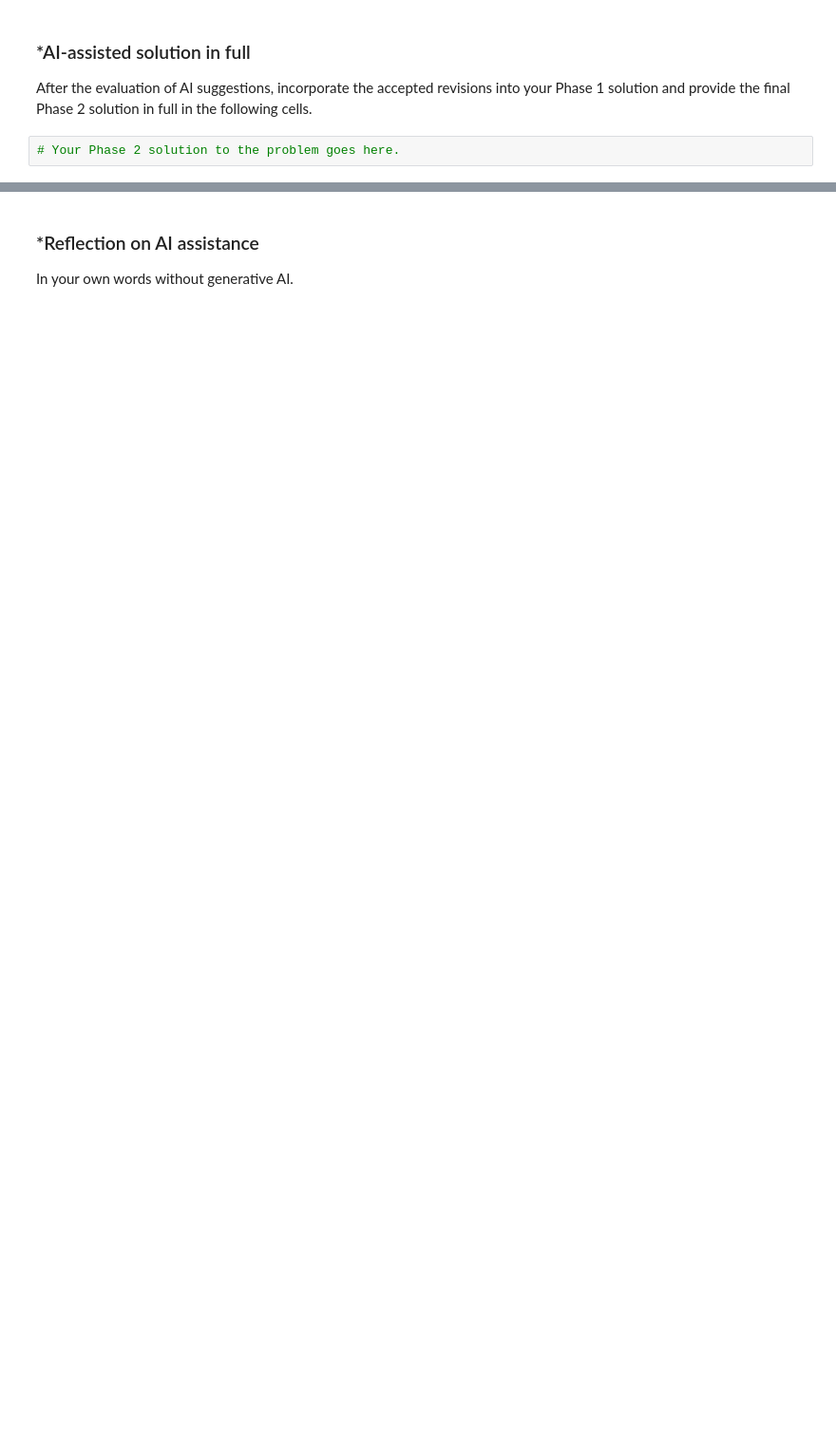
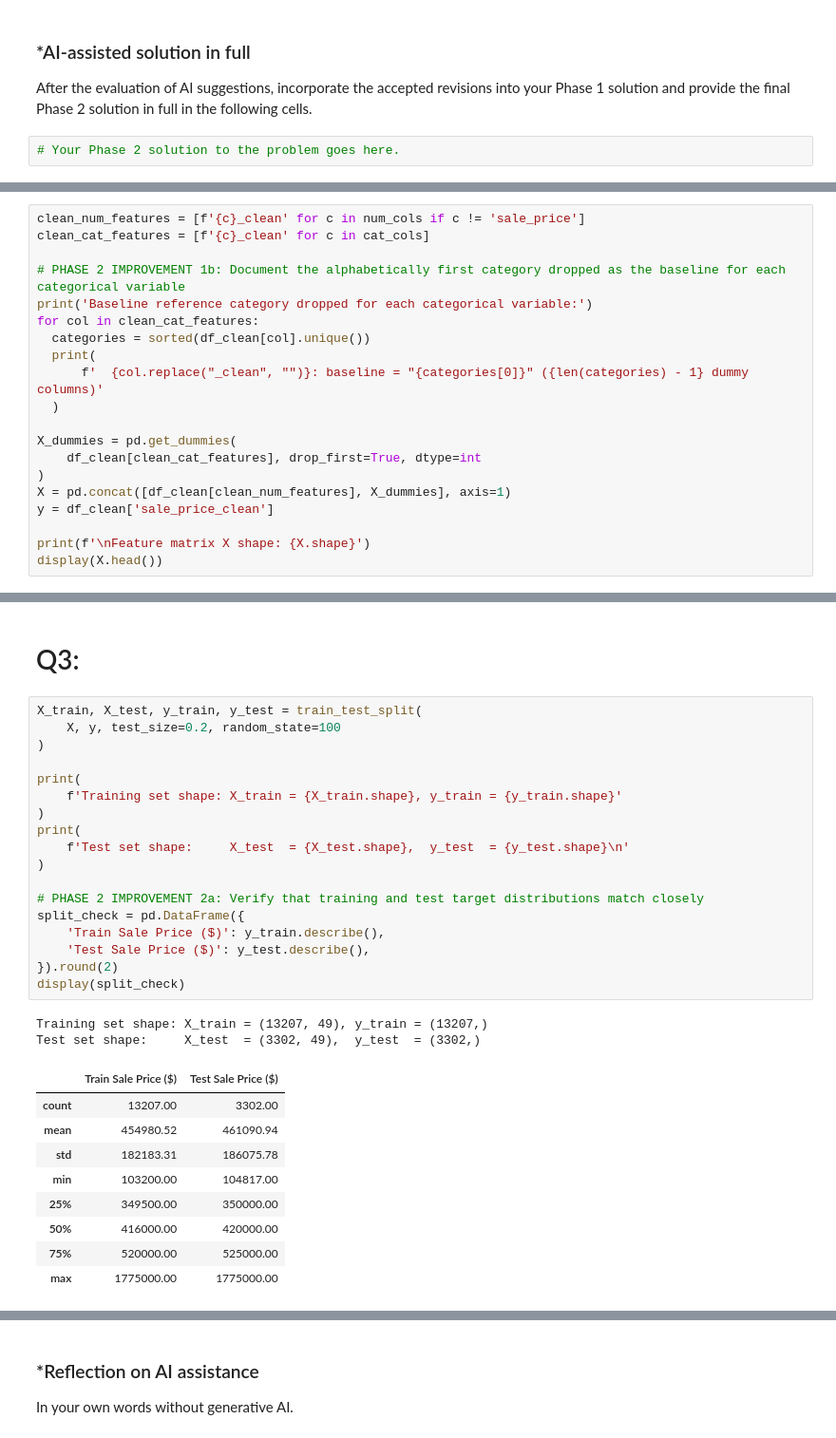
Before and after one commit to eloisemcdonough-tech/L02-hedonic-pricing, a Jupyter notebook: notebook.ipynb, the cells around one changed output, grey strips where cells are left out. Shown at 95% size. Saved outputs shown, nothing was run; the diff lists cells and outputs as text; blank space fills up the shorter version.

```diff
--- a/notebook.ipynb
+++ b/notebook.ipynb
@@ -725,0 +923,20 @@ After the evaluation of AI suggestions, incorporate the accepted revisions into
+# %%
+clean_num_features = [f'{c}_clean' for c in num_cols if c != 'sale_price']
+clean_cat_features = [f'{c}_clean' for c in cat_cols]
+
+# PHASE 2 IMPROVEMENT 1b: Document the alphabetically first category dropped as the baseline for each categorical variable
+print('Baseline reference category dropped for each categorical variable:')
+for col in clean_cat_features:
+  categories = sorted(df_clean[col].unique())
+  print(
+      f'  {col.replace("_clean", "")}: baseline = "{categories[0]}" ({len(categories) - 1} dummy columns)'
+  )
+
+X_dummies = pd.get_dummies(
+    df_clean[clean_cat_features], drop_first=True, dtype=int
+)
+X = pd.concat([df_clean[clean_num_features], X_dummies], axis=1)
+y = df_clean['sale_price_clean']
+
+print(f'\nFeature matrix X shape: {X.shape}')
+display(X.head())
@@ -725,0 +963,32 @@ After the evaluation of AI suggestions, incorporate the accepted revisions into
+# %% [markdown]
+# Q3:
+# %%
+X_train, X_test, y_train, y_test = train_test_split(
+    X, y, test_size=0.2, random_state=100
+)
+
+print(
+    f'Training set shape: X_train = {X_train.shape}, y_train = {y_train.shape}'
+)
+print(
+    f'Test set shape:     X_test  = {X_test.shape},  y_test  = {y_test.shape}\n'
+)
+
+# PHASE 2 IMPROVEMENT 2a: Verify that training and test target distributions match closely
+split_check = pd.DataFrame({
+    'Train Sale Price ($)': y_train.describe(),
+    'Test Sale Price ($)': y_test.describe(),
+}).round(2)
+display(split_check)
+# %% [output]
+Training set shape: X_train = (13207, 49), y_train = (13207,)
+Test set shape:     X_test  = (3302, 49),  y_test  = (3302,)
+|  | Train Sale Price ($) | Test Sale Price ($) |
+| count | 13207.00 | 3302.00 |
+| mean | 454980.52 | 461090.94 |
+| std | 182183.31 | 186075.78 |
+| min | 103200.00 | 104817.00 |
+| 25% | 349500.00 | 350000.00 |
+| 50% | 416000.00 | 420000.00 |
+| 75% | 520000.00 | 525000.00 |
+| max | 1775000.00 | 1775000.00 |
```
Also changed, not shown: parts of 31 cells of this notebook.
